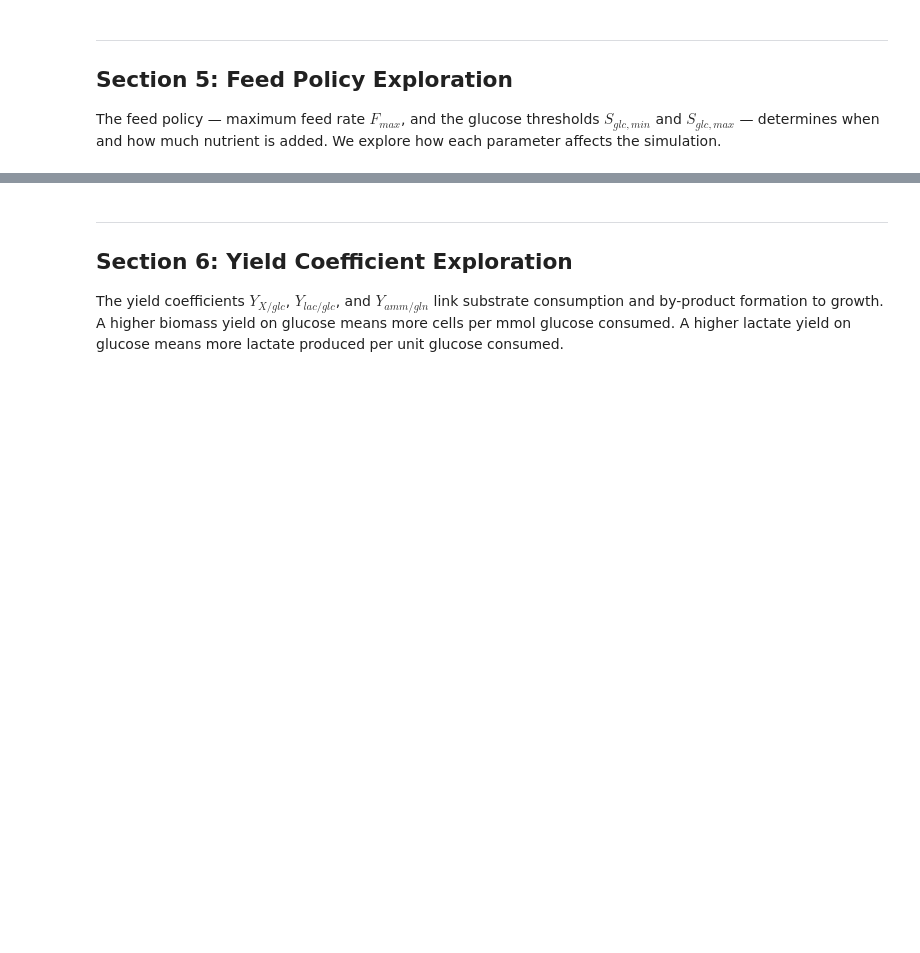
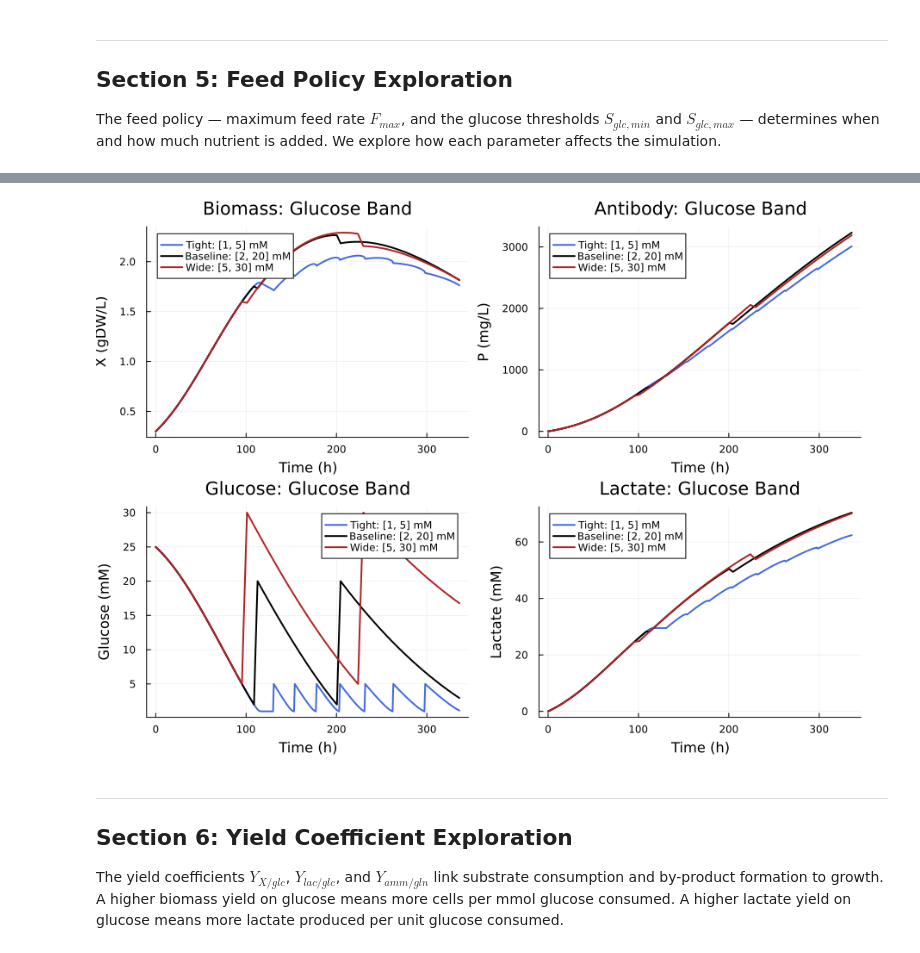
Before and after one commit to sp2229/CHEME-5820-Lectures-Spring-2026, a Jupyter notebook: lectures/week-12/L12c/CHEME-5820-L12c-Advanced-CHO-Simulation-Spring-2026.ipynb, the cells around one changed output, grey strips where cells are left out. Saved outputs shown, nothing was run; the diff lists cells and outputs as text; code cells hidden in the pictures; blank space fills up the shorter version.

```diff
--- a/lectures/week-12/L12c/CHEME-5820-L12c-Advanced-CHO-Simulation-Spring-2026.ipynb
+++ b/lectures/week-12/L12c/CHEME-5820-L12c-Advanced-CHO-Simulation-Spring-2026.ipynb
@@ -284,30 +311,32 @@ end
 # %%
 let
     # vary glucose setpoint band (Glc_min, Glc_max) -
     bands = [(1.0, 5.0), (2.0, 20.0), (5.0, 30.0)];
     colors = [:royalblue, :black, :firebrick];
     labels_band = ["Tight: [1, 5] mM", "Baseline: [2, 20] mM", "Wide: [5, 30] mM"];
 
     p_X = plot(ylabel="X (gDW/L)",    xlabel="Time (h)", title="Biomass: Glucose Band",  legend=:topleft);
     p_P = plot(ylabel="P (mg/L)",     xlabel="Time (h)", title="Antibody: Glucose Band", legend=:topleft);
     p_G = plot(ylabel="Glucose (mM)", xlabel="Time (h)", title="Glucose: Glucose Band",  legend=:topright);
     p_L = plot(ylabel="Lactate (mM)", xlabel="Time (h)", title="Lactate: Glucose Band",  legend=:topleft);
 
     for (i, (gmin, gmax)) in enumerate(bands)
-        p = build_default_parameters(; F_max=0.02, Glc_min=gmin, Glc_max=gmax);
+        p = build_default_parameters(; F_max=0.10, Glc_min=gmin, Glc_max=gmax);
         sol = simulate_fedbatch(p; u0=copy(u0_baseline), tspan=tspan, saveat=saveat);
         X_t = [sol.u[j][2] for j in 1:length(sol.t)];
         P_t = [sol.u[j][5] for j in 1:length(sol.t)];
         G_t = [sol.u[j][3] for j in 1:length(sol.t)];
         L_t = [sol.u[j][6] for j in 1:length(sol.t)];
         plot!(p_X, sol.t, X_t, label=labels_band[i], lw=2, color=colors[i]);
         plot!(p_P, sol.t, P_t, label=labels_band[i], lw=2, color=colors[i]);
         plot!(p_G, sol.t, G_t, label=labels_band[i], lw=2, color=colors[i]);
         plot!(p_L, sol.t, L_t, label=labels_band[i], lw=2, color=colors[i]);
     end
 
     display(plot(p_X, p_P, p_G, p_L, layout=(2, 2), size=(900, 650)))
 end
+# %% [output]
+[figure, added]
 # %% [markdown]
 ___
 ## Section 6: Yield Coefficient Exploration
```
Also changed, not shown: parts of 9 cells of this notebook, 6 other files.
